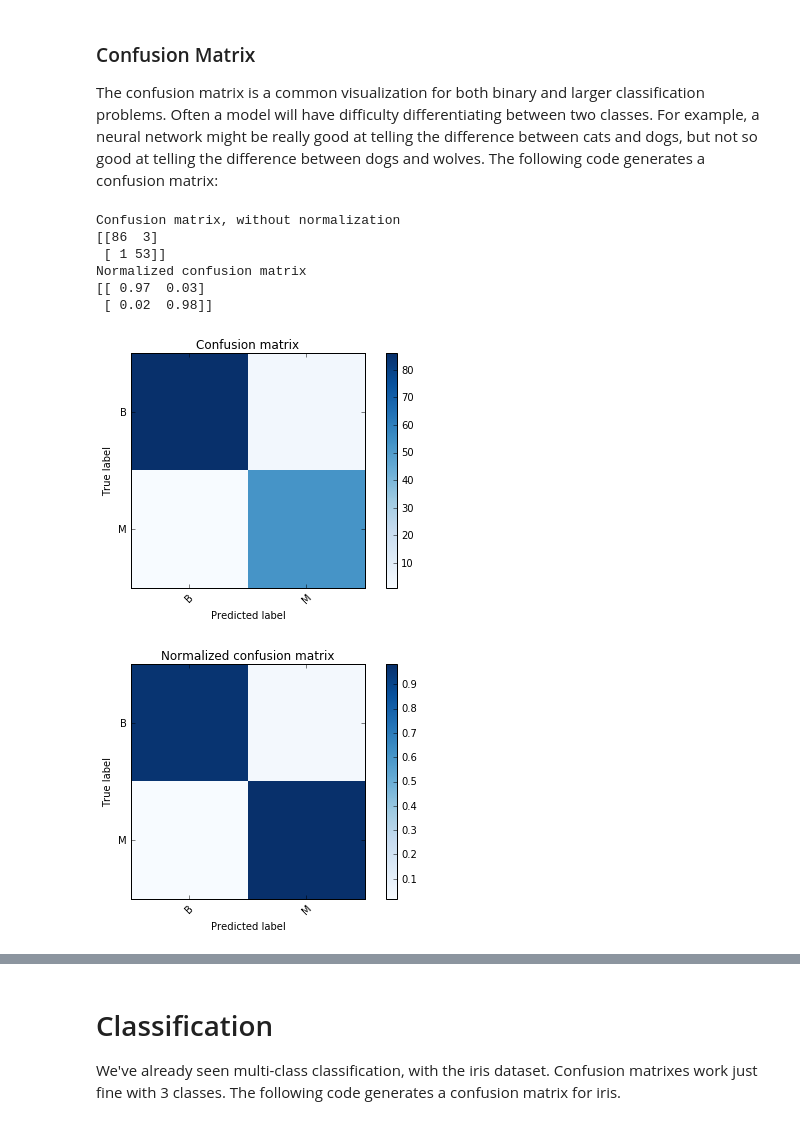
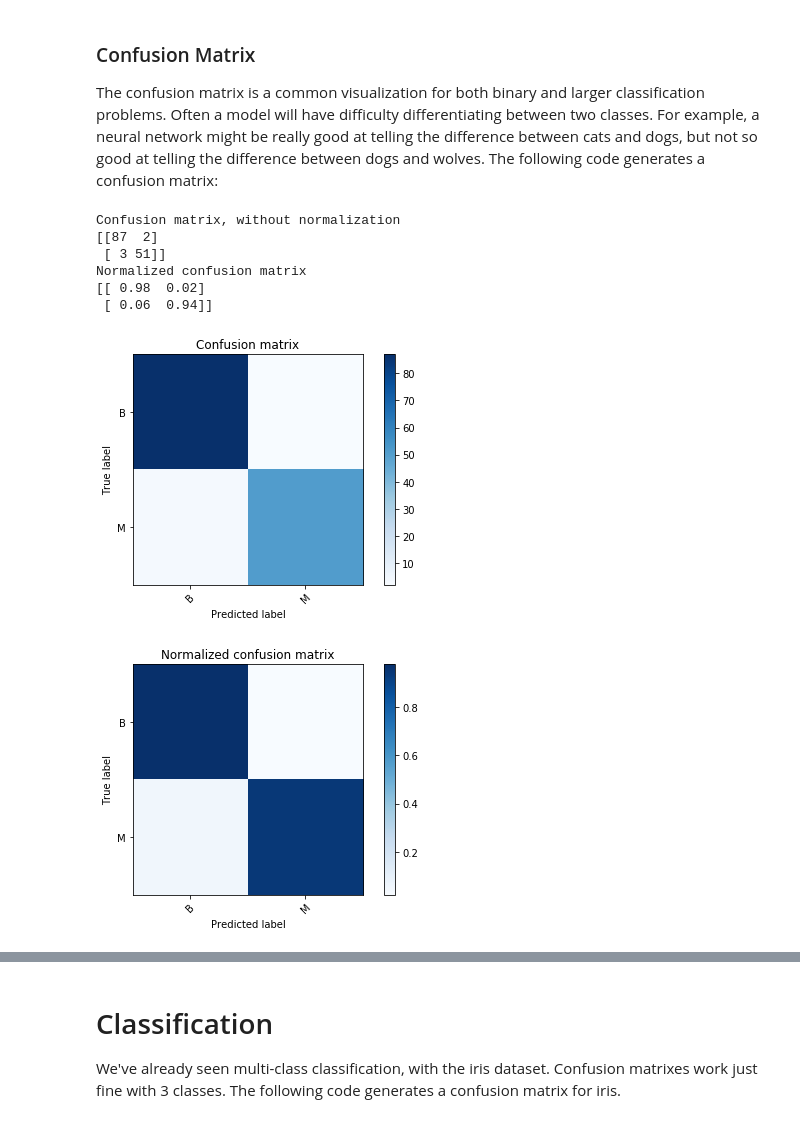
Before and after one commit to jeffheaton/t81_558_deep_learning, a Jupyter notebook: t81_558_class4_class_reg.ipynb, the cells around one changed output, grey strips where cells are left out. Saved outputs shown, nothing was run; the diff lists cells and outputs as text; code cells hidden in the pictures.

```diff
--- a/t81_558_class4_class_reg.ipynb
+++ b/t81_558_class4_class_reg.ipynb
@@ -259,36 +231,36 @@ The confusion matrix is a common visualization for both binary and larger classi
 # %%
 import numpy as np
 
 from sklearn import svm, datasets
 from sklearn.model_selection import train_test_split
 from sklearn.metrics import confusion_matrix
 
 # Compute confusion matrix
-cm = confusion_matrix(y_test, pred)
+cm = confusion_matrix(y_compare, pred)
 np.set_printoptions(precision=2)
 print('Confusion matrix, without normalization')
 print(cm)
 plt.figure()
 plot_confusion_matrix(cm, diagnosis)
 
 # Normalize the confusion matrix by row (i.e by the number of samples
 # in each class)
 cm_normalized = cm.astype('float') / cm.sum(axis=1)[:, np.newaxis]
 print('Normalized confusion matrix')
 print(cm_normalized)
 plt.figure()
 plot_confusion_matrix(cm_normalized, diagnosis, title='Normalized confusion matrix')
 
 plt.show()
 # %% [output]
 Confusion matrix, without normalization
-[[86  3]
- [ 1 53]]
+[[87  2]
+ [ 3 51]]
 Normalized confusion matrix
-[[ 0.97  0.03]
- [ 0.02  0.98]]
+[[ 0.98  0.02]
+ [ 0.06  0.94]]
-[figure, old version]
+[figure, new version]
-[figure, old version]
+[figure, new version]
 # %% [markdown]
 The above two confusion matrixes show the same network.  The bottom (normalized) is the type you will normally see.  Notice the two labels.  The label "B" means benign (no cancer) and the label "M" means malignant (cancer).  The left-right (x) axis are the predictions, the top-bottom) are the expected outcomes.  A perfect model (that never makes an error) has a dark blue diagonal that runs from top-left to bottom-right.
 
```
Also changed, not shown: parts of 7 cells of this notebook, 7 other files.
